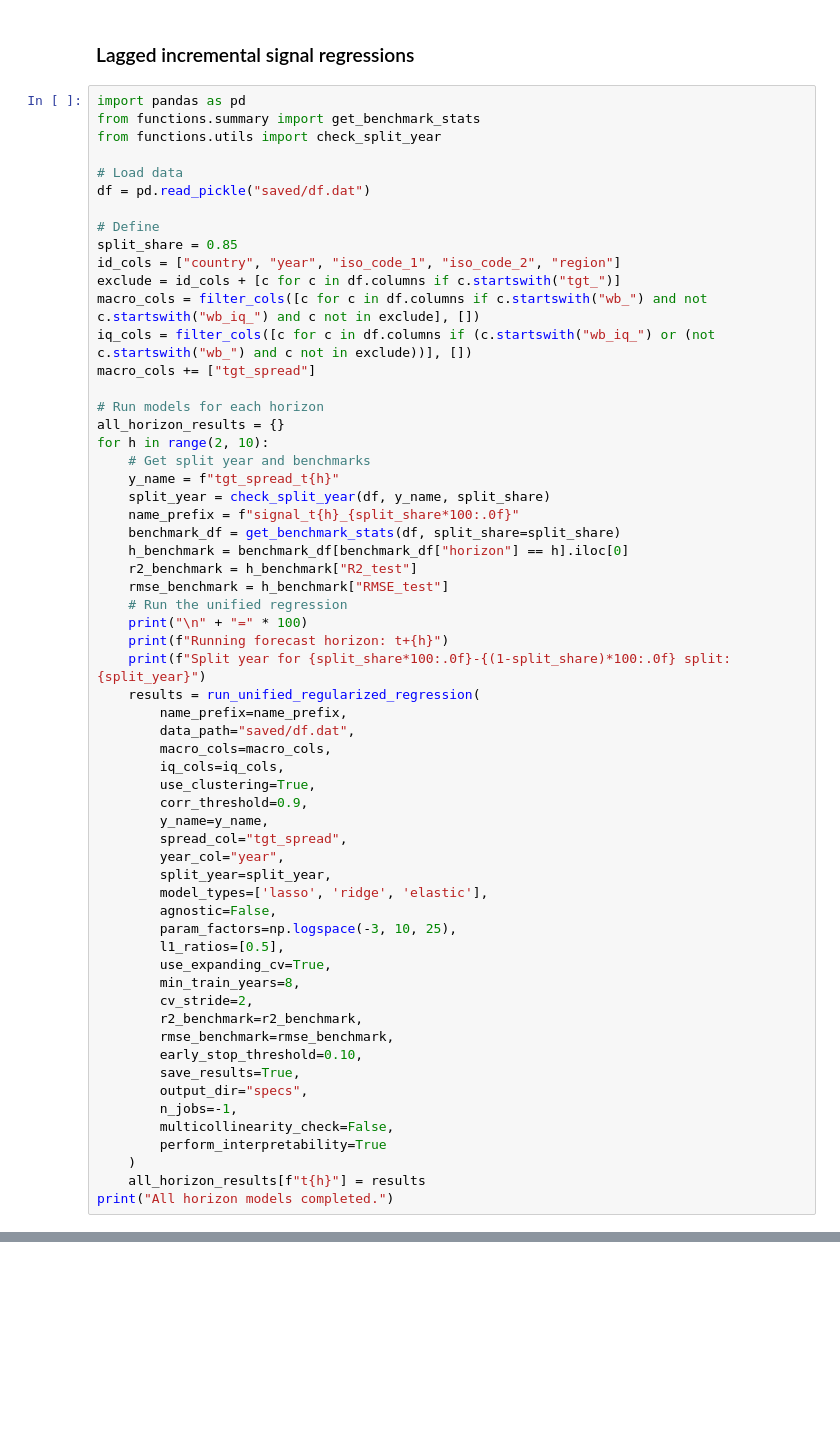
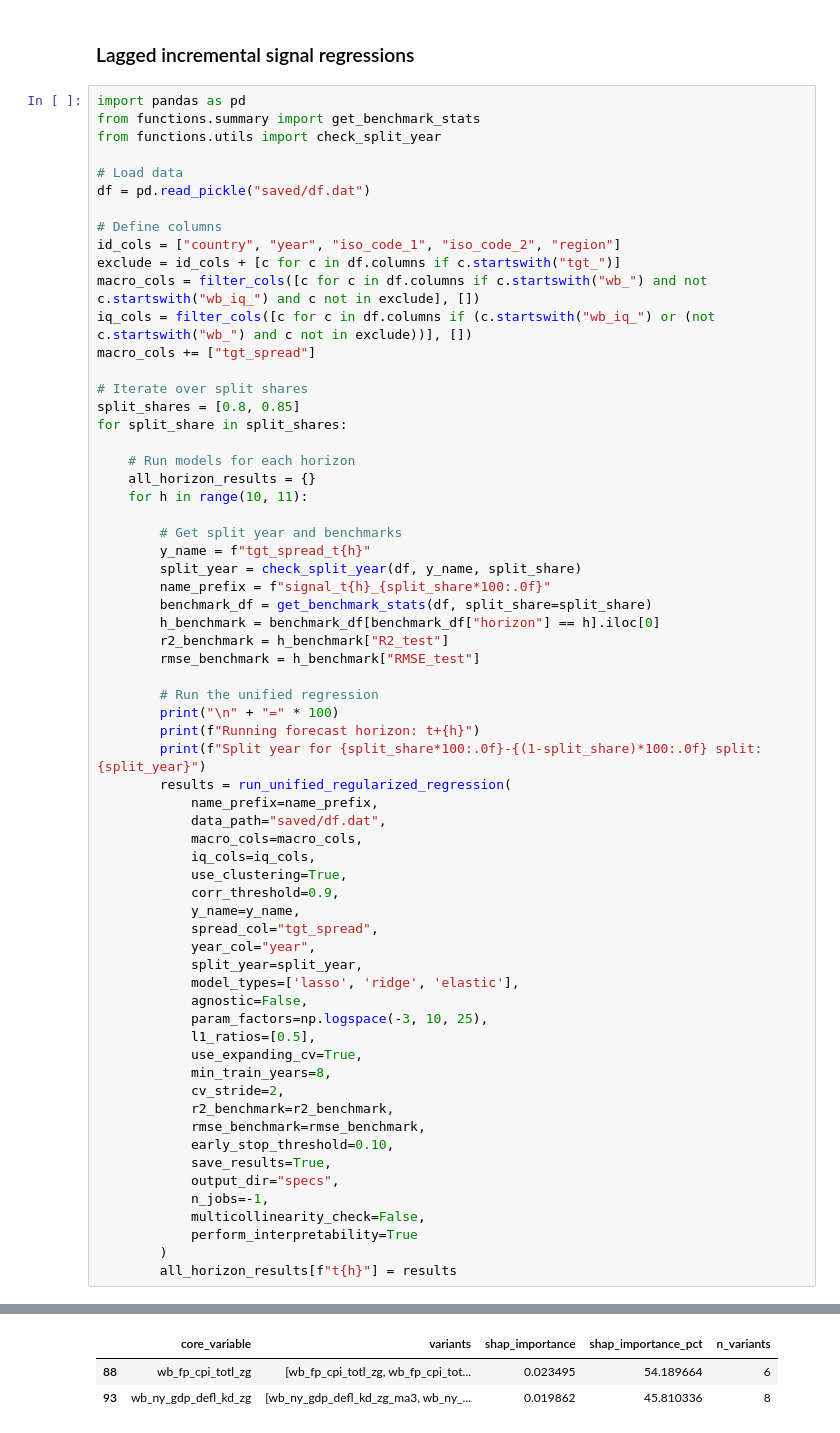
Before and after one commit to janjdarecki/instquality, a Jupyter notebook: 04_run_temporal_analysis.ipynb, the cells around one changed output, grey strips where cells are left out. Drawn from its saved outputs; the diff is of its cells as text; blank space fills up the shorter version.

```diff
--- a/04_run_temporal_analysis.ipynb
+++ b/04_run_temporal_analysis.ipynb
@@ -1147,57 +1243,61 @@ from functions.utils import check_split_year
 # Load data
 df = pd.read_pickle("saved/df.dat")
 
-# Define
-split_share = 0.85
+# Define columns
 id_cols = ["country", "year", "iso_code_1", "iso_code_2", "region"]
 exclude = id_cols + [c for c in df.columns if c.startswith("tgt_")]
 macro_cols = filter_cols([c for c in df.columns if c.startswith("wb_") and not c.startswith("wb_iq_") and c not in exclude], [])
 iq_cols = filter_cols([c for c in df.columns if (c.startswith("wb_iq_") or (not c.startswith("wb_") and c not in exclude))], [])
 macro_cols += ["tgt_spread"]
 
-# Run models for each horizon
-all_horizon_results = {}
-for h in range(2, 10):
-    # Get split year and benchmarks
-    y_name = f"tgt_spread_t{h}"
-    split_year = check_split_year(df, y_name, split_share)
-    name_prefix = f"signal_t{h}_{split_share*100:.0f}"
-    benchmark_df = get_benchmark_stats(df, split_share=split_share)
-    h_benchmark = benchmark_df[benchmark_df["horizon"] == h].iloc[0]
-    r2_benchmark = h_benchmark["R2_test"]
-    rmse_benchmark = h_benchmark["RMSE_test"]
-    # Run the unified regression
-    print("\n" + "=" * 100)
-    print(f"Running forecast horizon: t+{h}")
-    print(f"Split year for {split_share*100:.0f}-{(1-split_share)*100:.0f} split: {split_year}")
-    results = run_unified_regularized_regression(
-        name_prefix=name_prefix,
-        data_path="saved/df.dat",
-        macro_cols=macro_cols,
-        iq_cols=iq_cols,
-        use_clustering=True,
-        corr_threshold=0.9,
-        y_name=y_name,
-        spread_col="tgt_spread",
-        year_col="year",
-        split_year=split_year,
-        model_types=['lasso', 'ridge', 'elastic'],
-        agnostic=False,
-        param_factors=np.logspace(-3, 10, 25),
-        l1_ratios=[0.5],
-        use_expanding_cv=True,
-        min_train_years=8,
-        cv_stride=2,
-        r2_benchmark=r2_benchmark,
-        rmse_benchmark=rmse_benchmark,
-        early_stop_threshold=0.10,
-        save_results=True,
-        output_dir="specs",
-        n_jobs=-1,
-        multicollinearity_check=False,
-        perform_interpretability=True
-    )
-    all_horizon_results[f"t{h}"] = results
-print("All horizon models completed.")
+# Iterate over split shares
+split_shares = [0.8, 0.85]
+for split_share in split_shares:
+
+    # Run models for each horizon
+    all_horizon_results = {}
+    for h in range(10, 11):
+
+        # Get split year and benchmarks
+        y_name = f"tgt_spread_t{h}"
+        split_year = check_split_year(df, y_name, split_share)
+        name_prefix = f"signal_t{h}_{split_share*100:.0f}"
+        benchmark_df = get_benchmark_stats(df, split_share=split_share)
+        h_benchmark = benchmark_df[benchmark_df["horizon"] == h].iloc[0]
+        r2_benchmark = h_benchmark["R2_test"]
+        rmse_benchmark = h_benchmark["RMSE_test"]
+
+        # Run the unified regression
+        print("\n" + "=" * 100)
+        print(f"Running forecast horizon: t+{h}")
+        print(f"Split year for {split_share*100:.0f}-{(1-split_share)*100:.0f} split: {split_year}")
+        results = run_unified_regularized_regression(
+            name_prefix=name_prefix,
+            data_path="saved/df.dat",
+            macro_cols=macro_cols,
+            iq_cols=iq_cols,
+            use_clustering=True,
+            corr_threshold=0.9,
+            y_name=y_name,
+            spread_col="tgt_spread",
+            year_col="year",
+            split_year=split_year,
+            model_types=['lasso', 'ridge', 'elastic'],
+            agnostic=False,
+            param_factors=np.logspace(-3, 10, 25),
+            l1_ratios=[0.5],
+            use_expanding_cv=True,
+            min_train_years=8,
+            cv_stride=2,
+            r2_benchmark=r2_benchmark,
+            rmse_benchmark=rmse_benchmark,
+            early_stop_threshold=0.10,
+            save_results=True,
+            output_dir="specs",
+            n_jobs=-1,
+            multicollinearity_check=False,
+            perform_interpretability=True
+        )
+        all_horizon_results[f"t{h}"] = results
 # %% [output]
 ====================================================================================================
@@ -1306,0 +1450,3 @@ Selecting optimal parameter via expanding window CV...
+|  | core_variable | variants | shap_importance | shap_importance_pct | n_variants |
+| 88 | wb_fp_cpi_totl_zg | [wb_fp_cpi_totl_zg, wb_fp_cpi_tot... | 0.023495 | 54.189664 | 6 |
+| 93 | wb_ny_gdp_defl_kd_zg | [wb_ny_gdp_defl_kd_zg_ma3, wb_ny_... | 0.019862 | 45.810336 | 8 |
```
Also changed, not shown: parts of 13 cells of this notebook, 3 other files.
